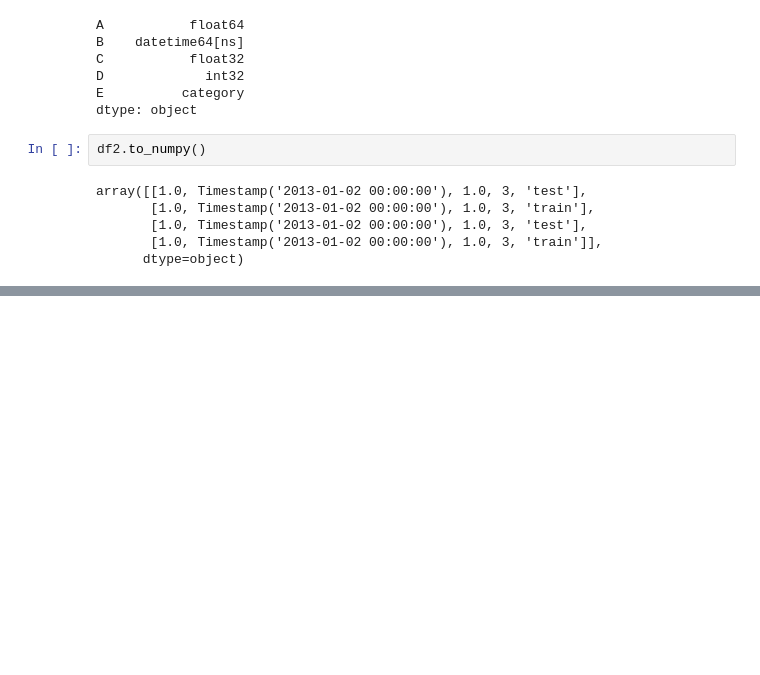
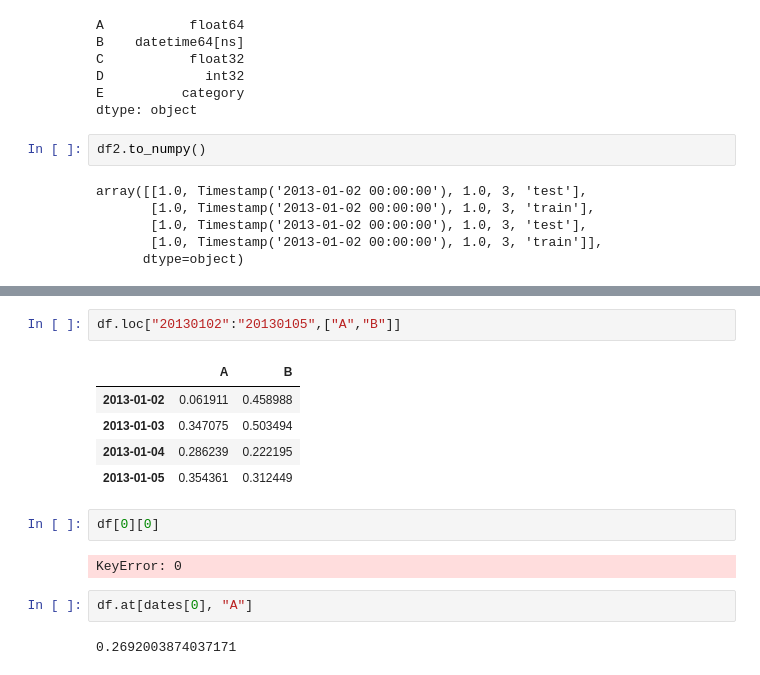
Before and after one commit to schwedeErik/DataVisualization, a Jupyter notebook: AssignmentTwo/PandasIntroduction.ipynb, the cells around one changed output, grey strips where cells are left out. Drawn from its saved outputs; the diff is of its cells as text; blank space fills up the shorter version.

```diff
--- a/AssignmentTwo/PandasIntroduction.ipynb
+++ b/AssignmentTwo/PandasIntroduction.ipynb
@@ -143,0 +194,16 @@ df.sort_index(axis=1, ascending=False)
+# %%
+df.loc["20130102":"20130105",["A","B"]]
+# %% [output]
+|  | A | B |
+| 2013-01-02 | 0.061911 | 0.458988 |
+| 2013-01-03 | 0.347075 | 0.503494 |
+| 2013-01-04 | 0.286239 | 0.222195 |
+| 2013-01-05 | 0.354361 | 0.312449 |
+# %%
+df[0][0]
+# %% [output]
+KeyError: 0
+# %%
+df.at[dates[0], "A"]
+# %% [output]
+0.2692003874037171
```
Also changed, not shown: parts of 13 cells of this notebook.
